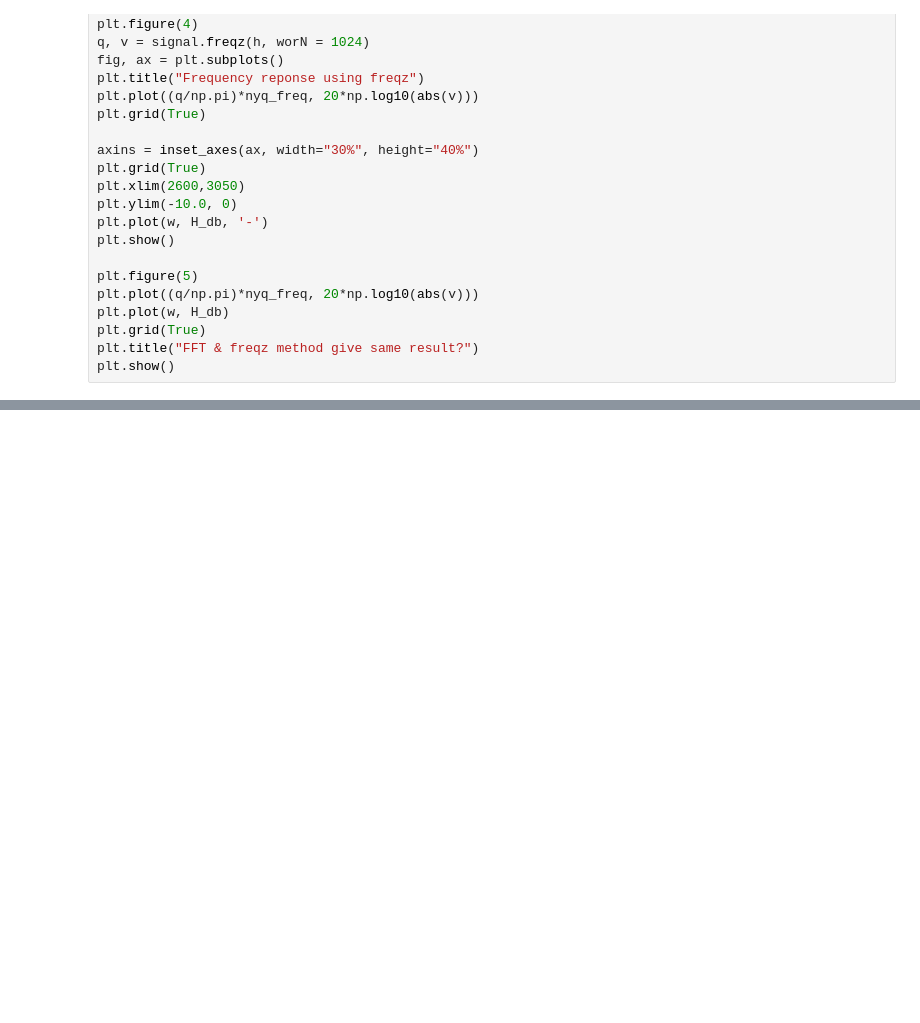
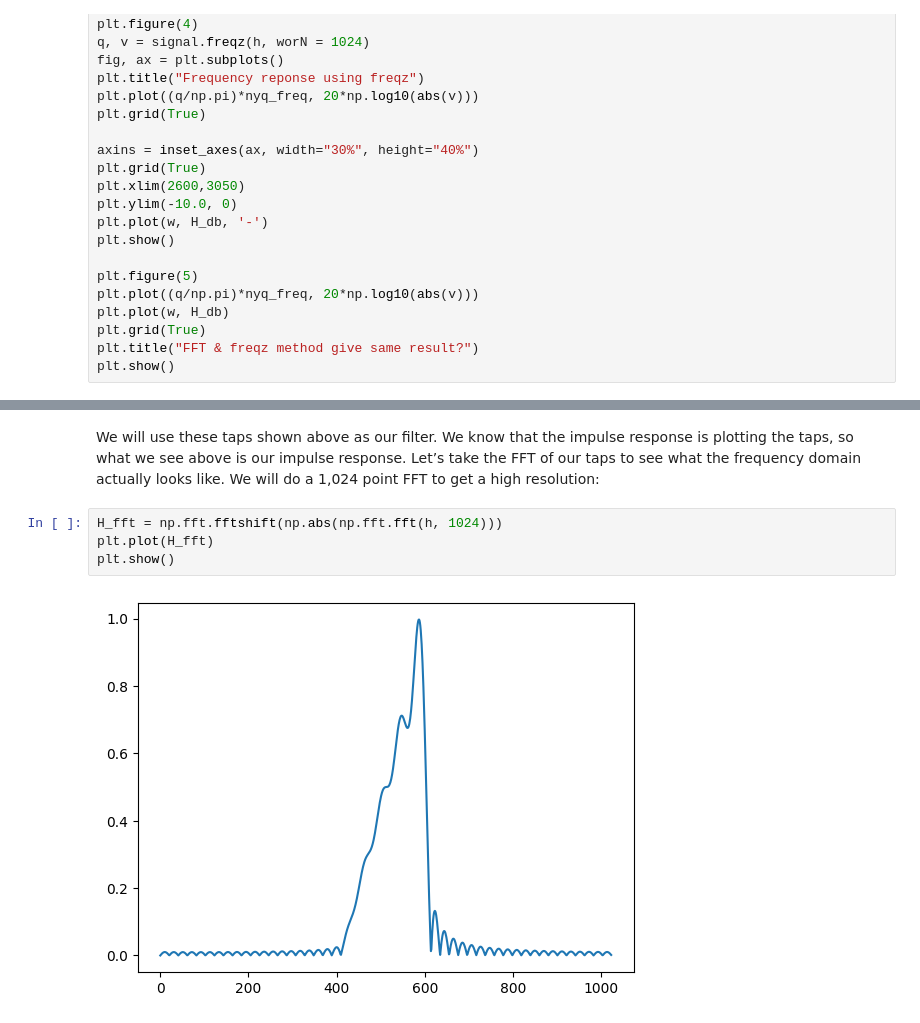
Before and after one commit to EddieCarrera/PySDR, a Jupyter notebook: Filters.ipynb, the cells around one changed output, grey strips where cells are left out. Saved outputs shown, nothing was run; the diff lists cells and outputs as text; blank space fills up the shorter version.

Commit message:
Filters jupyter notebook completed

```diff
--- a/Filters.ipynb
+++ b/Filters.ipynb
@@ -89,0 +160,8 @@ One way to design this kind of filter is to make a low-pass filter with a cutoff
+# %% [markdown]
+We will use these taps shown above as our filter. We know that the impulse response is plotting the taps, so what we see above is our impulse response. Let’s take the FFT of our taps to see what the frequency domain actually looks like. We will do a 1,024 point FFT to get a high resolution:
+# %%
+H_fft = np.fft.fftshift(np.abs(np.fft.fft(h, 1024)))
+plt.plot(H_fft)
+plt.show()
+# %% [output]
+[figure, added]
```
Also changed, not shown: parts of 13 cells of this notebook.
